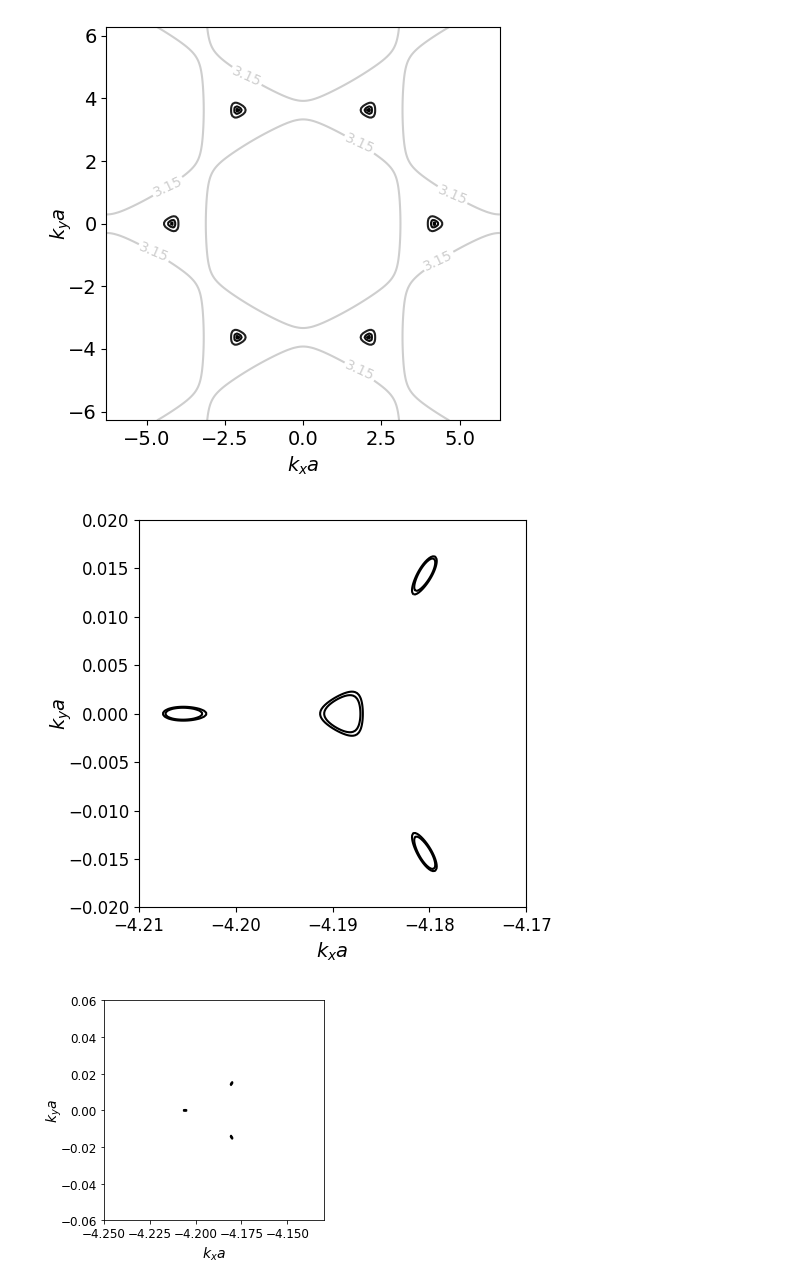
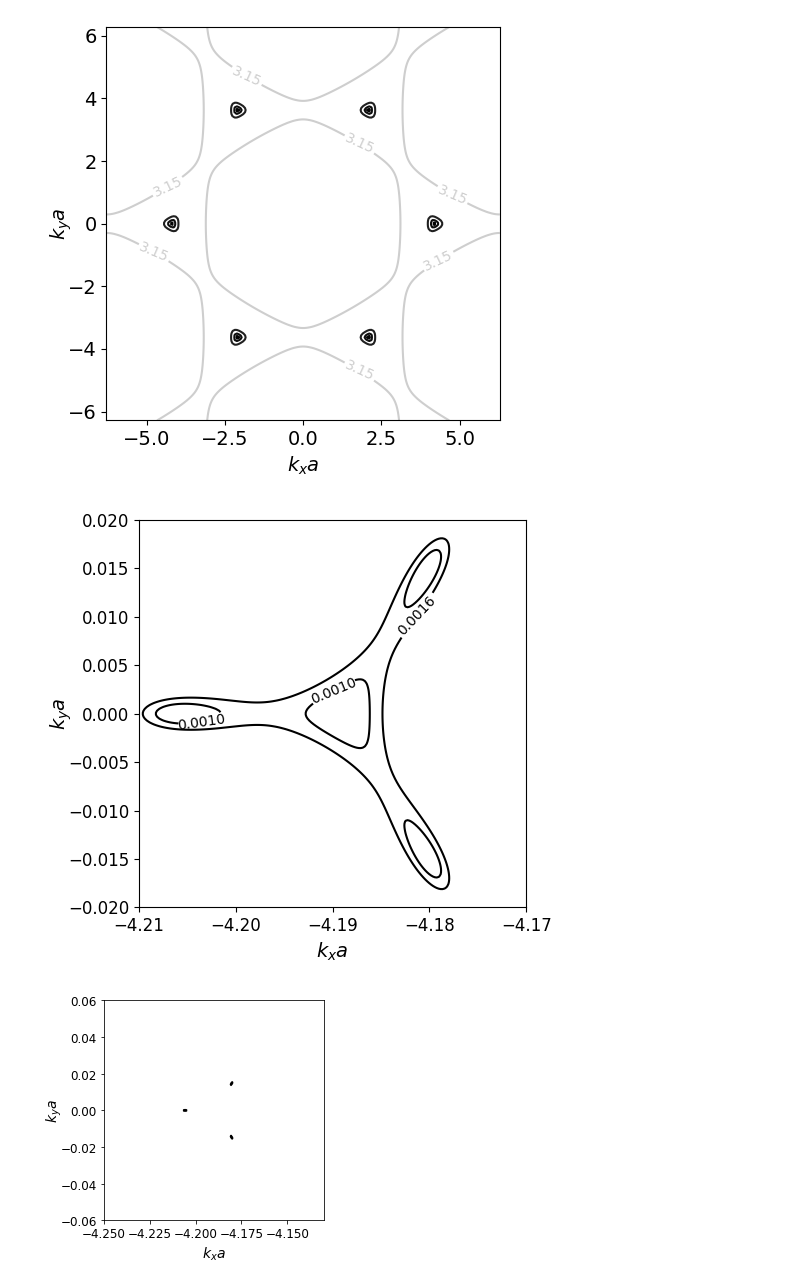
Before and after one commit to aravindhshankar/RKKYTightBinding, a Jupyter notebook: python_files/BLG_with_mpmath/Plotting_spectrum_in_jupyter.ipynb, the cells around one changed output. Cells and saved outputs as stored; diff of their text form; code cells hidden in the pictures.

```diff
--- a/python_files/BLG_with_mpmath/Plotting_spectrum_in_jupyter.ipynb
+++ b/python_files/BLG_with_mpmath/Plotting_spectrum_in_jupyter.ipynb
@@ -134,35 +134,35 @@ plt.show()
 # %%
 #these are degault params in fast recursion
 parameters = {'a':1.0, 'delta':0.00, 'deltap':0.0, 'gamma0':3.16, 'gamma1p':0.0, 'gamma1':0.381, 'gamma3':0.38, 'gamma4':0.0}
 # parameters = {'a':1.0, 'delta':0.00, 'deltap':0.022, 'gamma0':3.16, 'gamma1p':0.0, 'gamma1':0.381, 'gamma3':0.38, 'gamma4':0.14}
 x = np.linspace(-4.21, -4.17, 200)
 y = np.linspace(-0.02, 0.02, 200)
 KX, KY = np.meshgrid(x, y)
 band1, band2, band3, band4 = spectrum_bilayer(KX.flatten(), KY.flatten(), parameters)
 fig = plt.subplot(111)
 
-# cs = plt.contour(KX, KY, band3.reshape((len(x), len(x))), levels=[0.0, 0.001, 0.0016],
+cs = plt.contour(KX, KY, band3.reshape((len(x), len(x))), levels=[0.001, 0.0016],
+                 cmap = 'gray', vmin=0.0, vmax=3.9)
+
+# cs = plt.contour(KX, KY, band3.reshape((len(x), len(x))), levels=[0.0006,0.0007],
 #                  cmap = 'gray', vmin=0.0, vmax=3.9)
-
-cs = plt.contour(KX, KY, band3.reshape((len(x), len(x))), levels=[0.0006,0.0007],
-                 cmap = 'gray', vmin=0.0, vmax=3.9)
 
 #cs = plt.contour(KX, KY, band2.reshape((len(x), len(x))), levels=20,
 #                 cmap = 'gray', vmin=0.1, vmax=0.9)
 #print(max(band1))
 plt.gca().clabel(cs, cs.levels, inline=True, fontsize=10)
 plt.xlim(min(x),max(x))
 plt.ylim(min(y),max(y))
 plt.gca().set_aspect('equal')
 plt.gca().tick_params(which='major', labelsize=12)
 plt.xlabel(r'$k_x a$', fontsize=14)
 plt.ylabel(r'$k_y a$', fontsize=14, labelpad=-4)
 #plt.text(-4.31, 0.05, '(c)', fontsize=16)
 plt.tight_layout()
 #plt.savefig('fig2_trigonal_warping_contours_a_d5meV.pdf')
 plt.show()
 # %% [output]
-[figure, old version]
+[figure, new version]
 # %%
 #mexican hat version - no trigonal warping
 parameters = {'a':1.0, 'delta':0.00, 'deltap':0.022, 'gamma0':3.16, 'gamma1p':0.0, 'gamma1':0.381, 'gamma3':0.38, 'gamma4':0.14}
```
Also changed, not shown: 2 other files.
